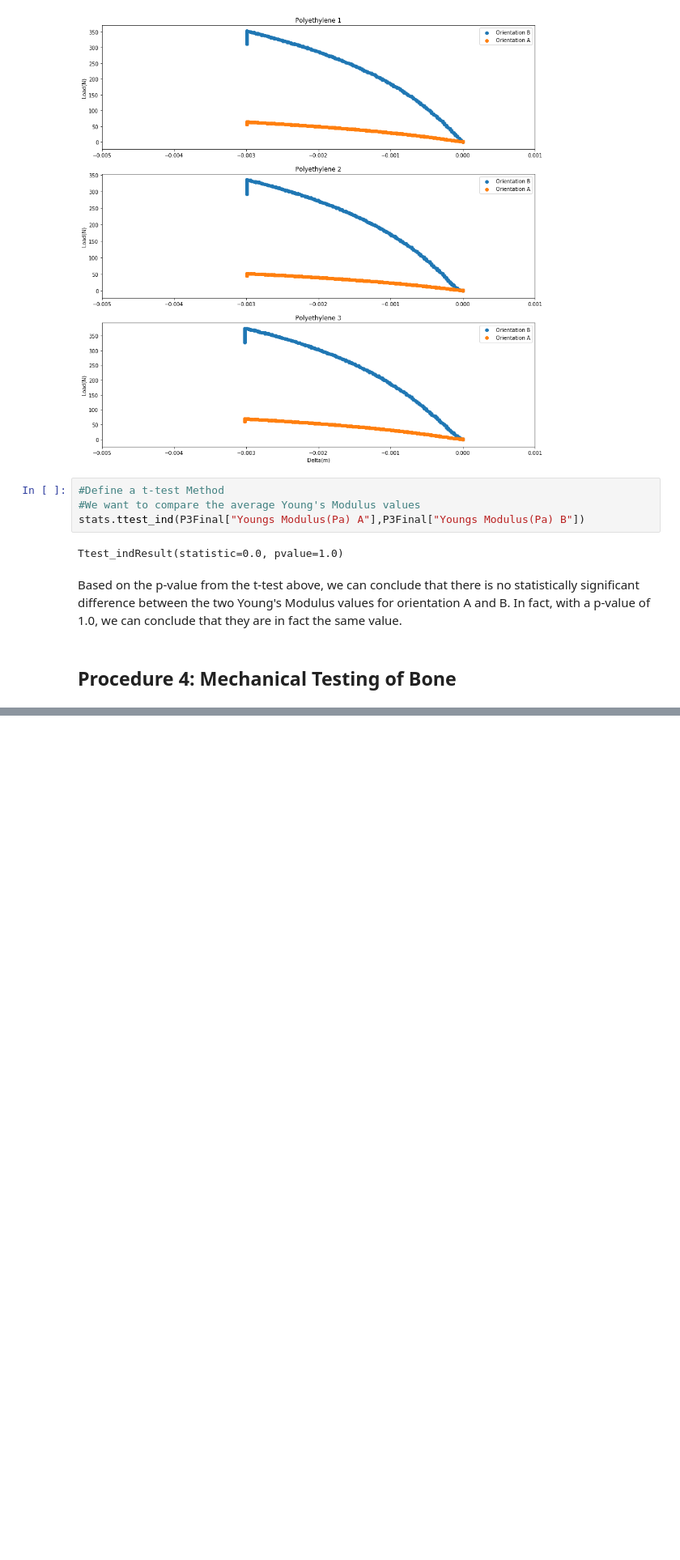
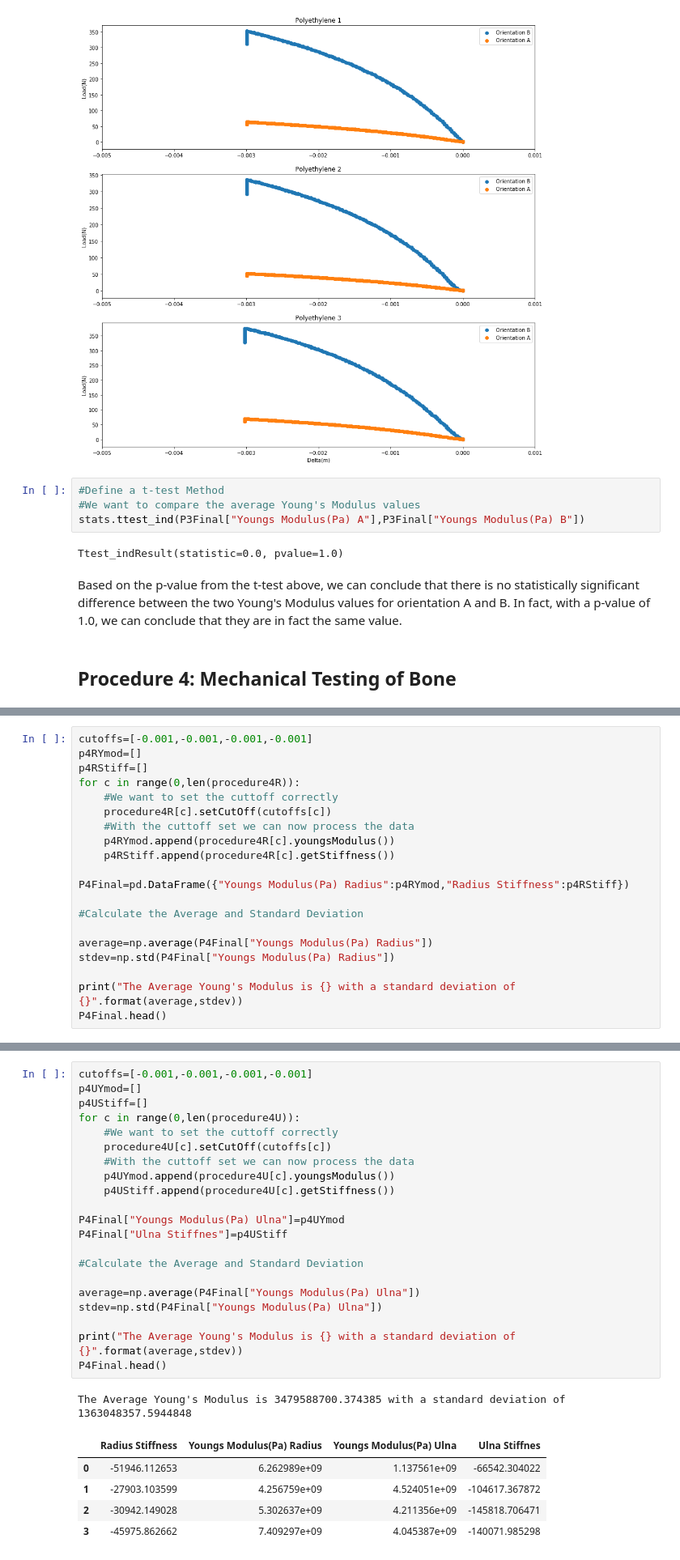
Before and after one commit to adithyas98/BiomechancialTesting, a Jupyter notebook: Biomechanical Testing Data Analysis.ipynb, the cells around one changed output, grey strips where cells are left out. Shown: that part at 81% size. Saved outputs shown, nothing was run; the diff lists cells and outputs as text; blank space fills up the shorter version.

```diff
--- a/Biomechanical Testing Data Analysis.ipynb
+++ b/Biomechanical Testing Data Analysis.ipynb
@@ -365,0 +407,20 @@ Based on the p-value from the t-test above, we can conclude that there is no sta
+# %%
+cutoffs=[-0.001,-0.001,-0.001,-0.001]
+p4RYmod=[]
+p4RStiff=[]
+for c in range(0,len(procedure4R)):
+    #We want to set the cuttoff correctly
+    procedure4R[c].setCutOff(cutoffs[c])
+    #With the cuttoff set we can now process the data
+    p4RYmod.append(procedure4R[c].youngsModulus())
+    p4RStiff.append(procedure4R[c].getStiffness())
+
+P4Final=pd.DataFrame({"Youngs Modulus(Pa) Radius":p4RYmod,"Radius Stiffness":p4RStiff})
+
+#Calculate the Average and Standard Deviation
+
+average=np.average(P4Final["Youngs Modulus(Pa) Radius"])
+stdev=np.std(P4Final["Youngs Modulus(Pa) Radius"])
+
+print("The Average Young's Modulus is {} with a standard deviation of {}".format(average,stdev))
+P4Final.head()
@@ -365,0 +468,28 @@ Based on the p-value from the t-test above, we can conclude that there is no sta
+# %%
+cutoffs=[-0.001,-0.001,-0.001,-0.001]
+p4UYmod=[]
+p4UStiff=[]
+for c in range(0,len(procedure4U)):
+    #We want to set the cuttoff correctly
+    procedure4U[c].setCutOff(cutoffs[c])
+    #With the cuttoff set we can now process the data
+    p4UYmod.append(procedure4U[c].youngsModulus())
+    p4UStiff.append(procedure4U[c].getStiffness())
+
+P4Final["Youngs Modulus(Pa) Ulna"]=p4UYmod
+P4Final["Ulna Stiffnes"]=p4UStiff
+
+#Calculate the Average and Standard Deviation
+
+average=np.average(P4Final["Youngs Modulus(Pa) Ulna"])
+stdev=np.std(P4Final["Youngs Modulus(Pa) Ulna"])
+
+print("The Average Young's Modulus is {} with a standard deviation of {}".format(average,stdev))
+P4Final.head()
+# %% [output]
+The Average Young's Modulus is 3479588700.374385 with a standard deviation of 1363048357.5944848
+|  | Radius Stiffness | Youngs Modulus(Pa) Radius | Youngs Modulus(Pa) Ulna | Ulna Stiffnes |
+| 0 | -51946.112653 | 6.262989e+09 | 1.137561e+09 | -66542.304022 |
+| 1 | -27903.103599 | 4.256759e+09 | 4.524051e+09 | -104617.367872 |
+| 2 | -30942.149028 | 5.302637e+09 | 4.211356e+09 | -145818.706471 |
+| 3 | -45975.862662 | 7.409297e+09 | 4.045387e+09 | -140071.985298 |
```
Also changed, not shown: parts of 9 cells of this notebook, 9 other files.
